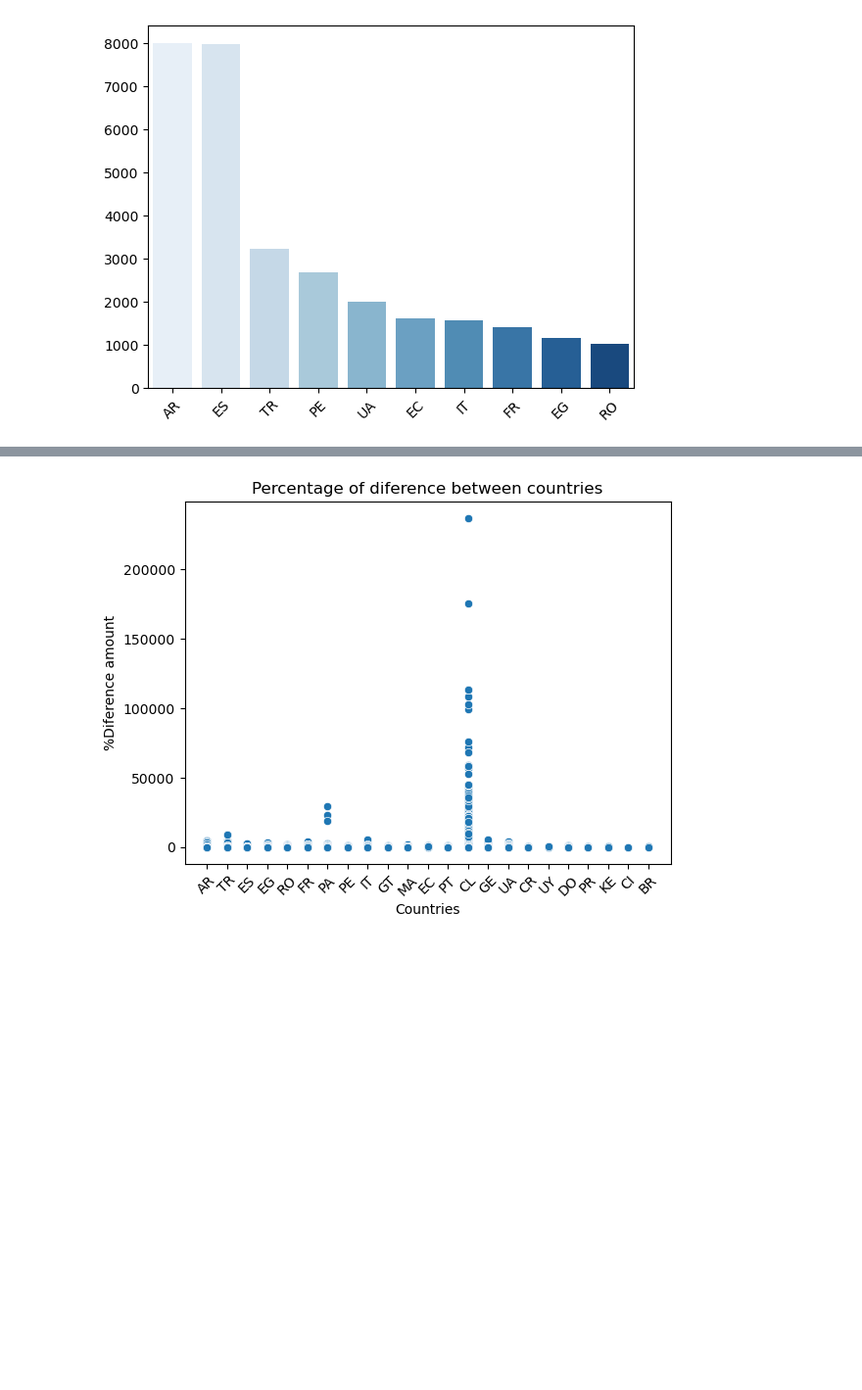
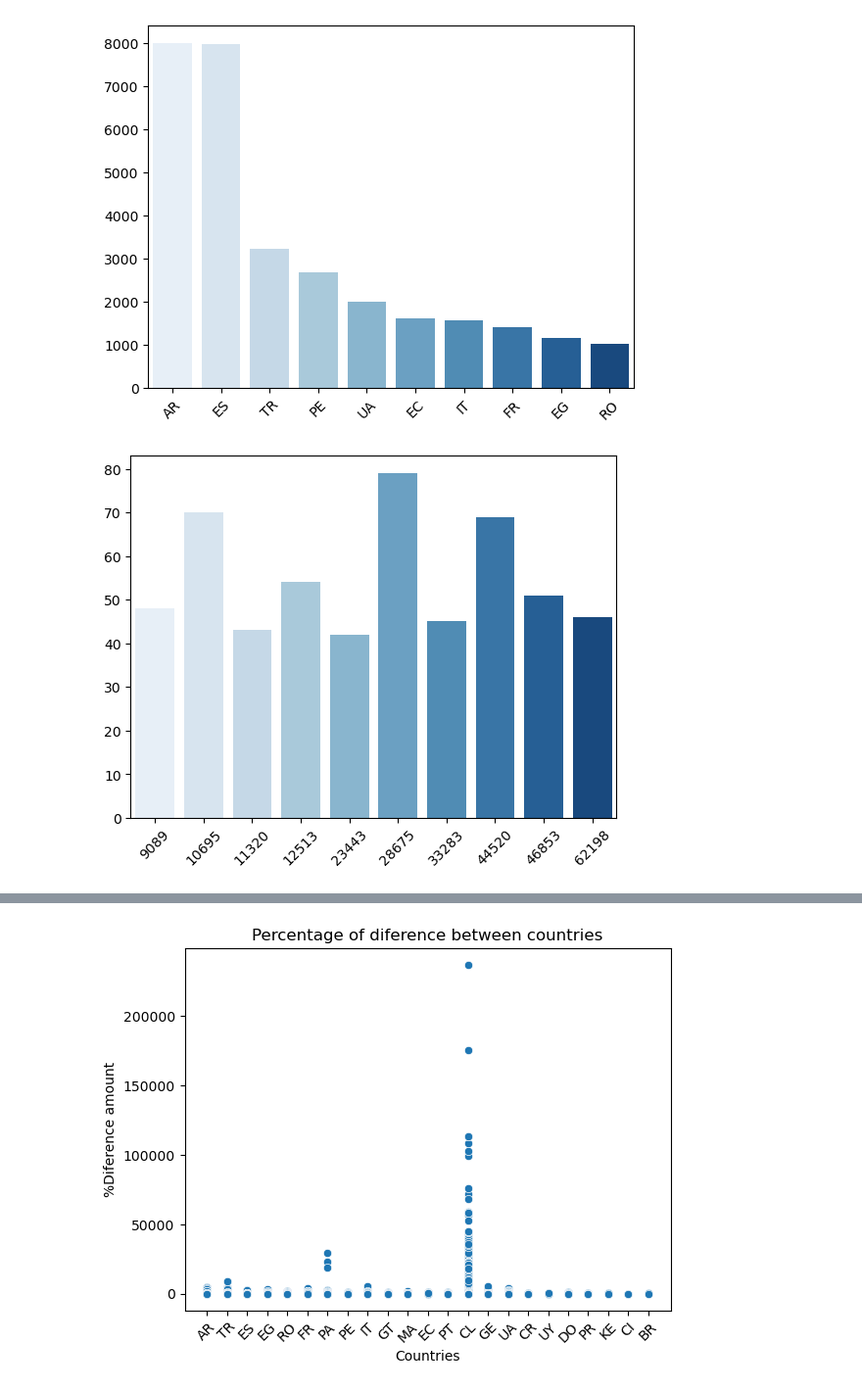
Before and after one commit to UriCVV/products-analytics-delivery-app, a Jupyter notebook: src/data-exploration.ipynb, the cells around one changed output, grey strips where cells are left out. Shown at 98% size. Cells and saved outputs as stored; diff of their text form; code cells hidden in the pictures; blank space fills up the shorter version.

```diff
--- a/src/data-exploration.ipynb
+++ b/src/data-exploration.ipynb
@@ -184,7 +184,7 @@ def count_plot(df, title=None, xlabel=None, ylabel=None):
   plt.xlabel(xlabel)
   plt.ylabel(ylabel)
   plt.title(title)
-  plt.show
+  plt.show()
 # %%
 count_plot(under_authorized_by_country)
 # %% [output]
@@ -193,3 +193,7 @@ count_plot(under_authorized_by_country)
 count_plot(over_authorized_by_country)
 # %% [output]
 [figure]
+# %%
+count_plot(under_authorized_by_store)
+# %% [output]
+[figure, added]
```
Also changed, not shown: parts of 5 cells of this notebook.
